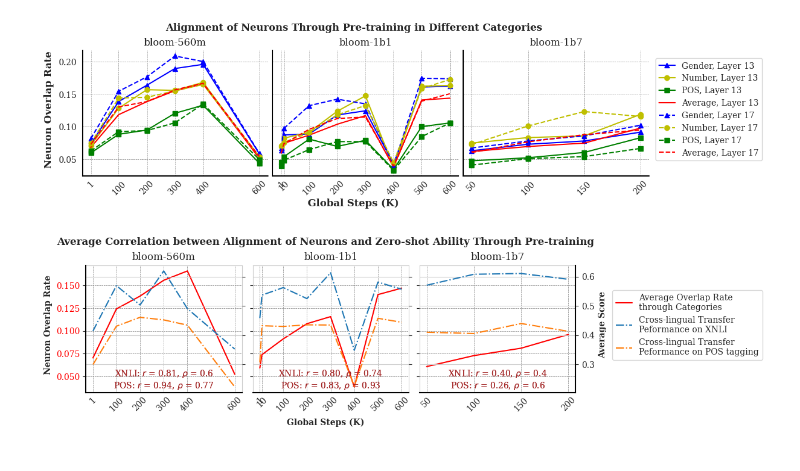
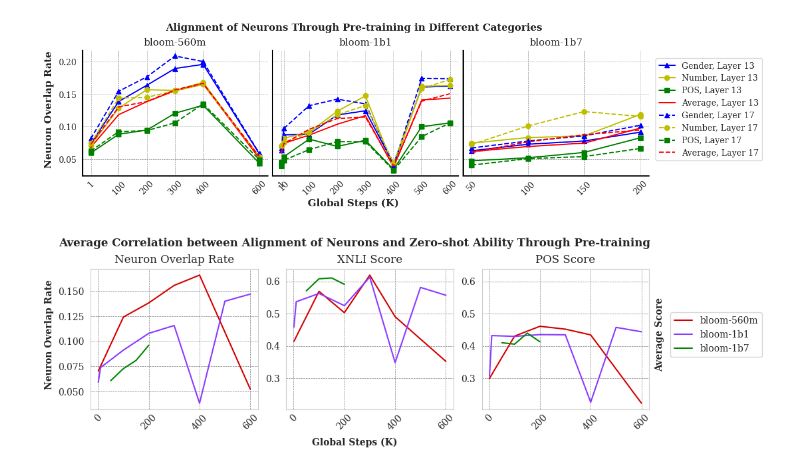
Before and after one commit to ErikaaWang/multilingual-typology-probing, a Jupyter notebook: scatter_plot_ovlp.ipynb, the cells around one changed output. Drawn from its saved outputs; the diff is of its cells as text; code cells hidden in the pictures.

Commit message:
color palette

```diff
--- a/scatter_plot_ovlp.ipynb
+++ b/scatter_plot_ovlp.ipynb
@@ -12,6 +13,8 @@ from matplotlib.ticker import FuncFormatter
 # %%
 sns.set_style("whitegrid")
 sns.set_style({'font.family':'serif', 'font.serif':'Times New Roman'})
+palette = sns.color_palette(cc.glasbey)
+sns.set_palette(palette)
 # %%
 # ==================args=====================
 # checkpoints = ['50000', '100000', '150000', '200000']
@@ -165,17 +168,18 @@ def add_identity(axes, *line_args, **line_kwargs):
     # return axes
 # %%
 # ======================#2 correlation plot - curve#==============================
-annotations = [r'XNLI: $r$ = 0.81, $\rho$ = 0.6',
-               r'XNLI: $r$ = 0.80, $\rho$ = 0.74',
-               r'XNLI: $r$ = 0.40, $\rho$ = 0.4']
+# annotations = [r'XNLI: $r$ = 0.81, $\rho$ = 0.6',
+#                r'XNLI: $r$ = 0.80, $\rho$ = 0.74',
+#                r'XNLI: $r$ = 0.40, $\rho$ = 0.4']
 
-annotations_second_line = [r'POS: $r$ = 0.94, $\rho$ = 0.77',
-               r'POS: $r$ = 0.83, $\rho$ = 0.93',
-               r'POS: $r$ = 0.26, $\rho$ = 0.6']
+# annotations_second_line = [r'POS: $r$ = 0.94, $\rho$ = 0.77',
+#                r'POS: $r$ = 0.83, $\rho$ = 0.93',
+#                r'POS: $r$ = 0.26, $\rho$ = 0.6']
 
-fig, axs = plt.subplots(1, 3, sharex=False, sharey=True, layout="constrained", figsize=(9,3))
+fig, axs = plt.subplots(1, 3, sharex=False, sharey=False, layout="constrained", figsize=(9,3))
 model_index = 0
-axs_dup = [ax.twinx() for ax in axs]
+# axs_dup = [ax.twinx() for ax in axs]
+
 for model in ['bloom-560m', 'bloom-1b1', 'bloom-1b7']:
     avg_alignment = {}
     for l in ['inter-layer-13', 'inter-layer-17']:
@@ -195,7 +199,7 @@ for model in ['bloom-560m', 'bloom-1b1', 'bloom-1b7']:
         avg_alignment[k] = v/2
 
     ckpts, avg_ovlps = zip(*avg_alignment.items())
-    axs[model_index].plot(ckpts, avg_ovlps, "r-", label=f'Average Overlap Rate\nthrough Categories')
+    axs[0].plot(ckpts, avg_ovlps, "-", label=f'{model}')
     var_1 = avg_ovlps
     # print(var_1)
 
@@ -210,21 +214,21 @@ for model in ['bloom-560m', 'bloom-1b1', 'bloom-1b7']:
         var_2 = list(y)
         # print(var_2)
         if task == "XNLI":
-            axs_dup[model_index].plot(x, y, "-.", label=f'Cross-lingual Transfer\nPeformance on {task}')
+            axs[1].plot(x, y, "-", label=f'{model}')
         elif task == "POS":
-            axs_dup[model_index].plot(x, y, "-.", label=f'Cross-lingual Transfer\nPeformance on {task} tagging')
+            axs[2].plot(x, y, "-", label=f'{model}')
         # print(f"{model} {task} Average:")
         # print_pearson(var_1, var_2)
         # print_spearman(var_1, var_2)
 
-        axs_dup[model_index].spines['top'].set_color('none')
-        axs_dup[model_index].spines['right'].set_color('none')
-        axs_dup[model_index].spines['bottom'].set_color('black')
-        axs_dup[model_index].spines['left'].set_color('black')
+        # axs_dup[model_index].spines['top'].set_color('none')
+        # axs_dup[model_index].spines['right'].set_color('none')
+        # axs_dup[model_index].spines['bottom'].set_color('black')
+        # axs_dup[model_index].spines['left'].set_color('black')
         # plt.gca().spines['top'].set_linewidth(0)
         # plt.gca().spines['right'].set_linewidth(0)
-        axs_dup[model_index].spines['bottom'].set_linewidth(1.5)
-        axs_dup[model_index].spines['left'].set_linewidth(1.5)
+        # axs_dup[model_index].spines['bottom'].set_linewidth(1.5)
+        # axs_dup[model_index].spines['left'].set_linewidth(1.5)
 
         # Function to format the x-axis labels
         def format_func(value, tick_number):
@@ -233,51 +237,58 @@ for model in ['bloom-560m', 'bloom-1b1', 'bloom-1b7']:
         # Apply the formatter to the x-axis
         axs[model_index].xaxis.set_major_formatter(FuncFormatter(format_func))
 
-        axs[model_index].set_xticks(ticks=x)
+        # axs[model_index].set_xticks(ticks=x)
         axs[model_index].tick_params(axis='x', which='major', labelrotation=45, direction='out', length=0, width=1)
         # axs[model_index].spines['bottom'].set_position(('outward', 10))  # Move bottom spine outward
         # axs[model_index].spines['left'].set_position(('outward', 10))
 
         axs[model_index].grid(True, which='major', linewidth=0.5, color='gray', linestyle='--')
-        axs[model_index].text(0.5, 0.1, annotations[model_index] + '\n' + annotations_second_line[model_index], ha='center', va='center', transform=axs[model_index].transAxes, fontsize=10, color='brown')
+        # axs[model_index].text(0.5, 0.1, annotations[model_index] + '\n' + annotations_second_line[model_index], ha='center', va='center', transform=axs[model_index].transAxes, fontsize=10, color='brown')
 
-    if model_index < 2:
-        axs_dup[model_index].get_shared_y_axes().join(axs_dup[model_index], axs_dup[model_index+1])
-    axs_dup[model_index].set_title(model)
-    axs[model_index].tick_params(axis='y', labelcolor='red')
+    # if model_index < 2:
+    #     axs_dup[model_index].get_shared_y_axes().join(axs_dup[model_index], axs_dup[model_index+1])
+    # axs_dup[model_index].set_title(model)
+    # axs[model_index].tick_params(axis='y', labelcolor='red')
 
 
     model_index += 1
 
-axs_dup[0].set_yticklabels([])
-axs_dup[1].set_yticklabels([])
-axs_dup[1].spines['left'].set_color('none')
-axs_dup[2].spines['right'].set_color('black')
-axs_dup[2].spines['left'].set_color('none')
-axs_dup[2].spines['right'].set_linewidth(1.5)
+axs[0].set_title('Neuron Overlap Rate')
+axs[1].set_title('XNLI Score')
+axs[2].set_title('POS Score')
 
-labels_handles = {
-  label: handle for ax in fig.axes for handle, label in zip(*ax.get_legend_handles_labels())
-}
+axs[1].get_shared_y_axes().join(axs[1], axs[2])
+
+
+# axs_dup[0].set_yticklabels([])
+# axs_dup[1].set_yticklabels([])
+# axs_dup[1].spines['left'].set_color('none')
+# axs_dup[2].spines['right'].set_color('black')
+# axs_dup[2].spines['left'].set_color('none')
+# axs_dup[2].spines['right'].set_linewidth(1.5)
+
+# labels_handles = {
+#   label: handle for ax in fig.axes for handle, label in zip(*ax.get_legend_handles_labels())
+# }
 
 fig.text(0.5, -0.04, 'Global Steps (K)', ha='center', va='center', fontweight='bold')
 fig.text(-0.01, 0.5, 'Neuron Overlap Rate', ha='center', va='center', rotation='vertical', fontweight='bold')
 fig.text(1.01, 0.5, 'Average Score', ha='center', va='center', rotation='vertical', fontweight='bold')
 
 fig.legend(
   labels_handles.values(),
   labels_handles.keys(),
   loc = 'center left',
    bbox_to_anchor=(1.02, 0.5),
    bbox_transform = plt.gcf().transFigure,
    ncol=1
 )
 
 fig.suptitle('Average Correlation between Alignment of Neurons and Zero-shot Ability Through Pre-training', fontweight='bold', fontsize=12)
 
 plt.savefig(f'experiments/scatterplots/crslgual_curve.pdf', bbox_inches='tight')
 # %% [output]
-[figure, old version]
+[figure, new version]
 # %%
 # ======================#3 correlation plot - scatter#==============================
 annotations = [r'$r$ = 0.61, $\rho$ = 0.48',
```
Also changed, not shown: parts of 1 cell of this notebook, 5 other files.
